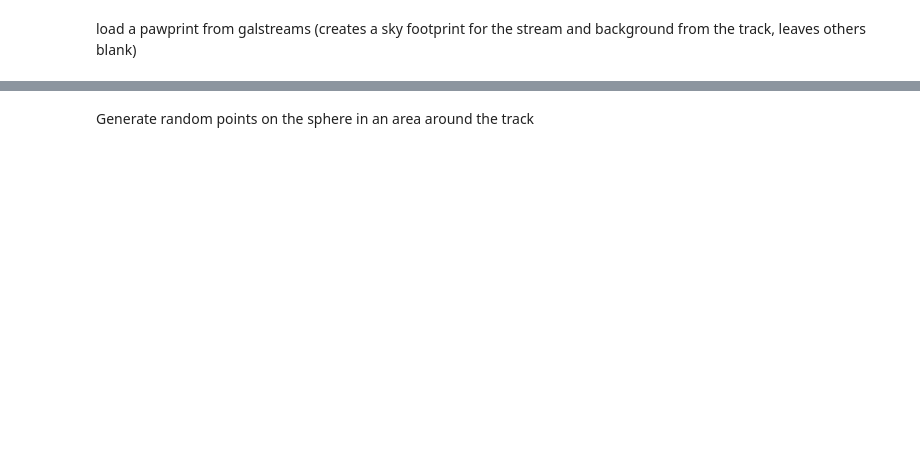
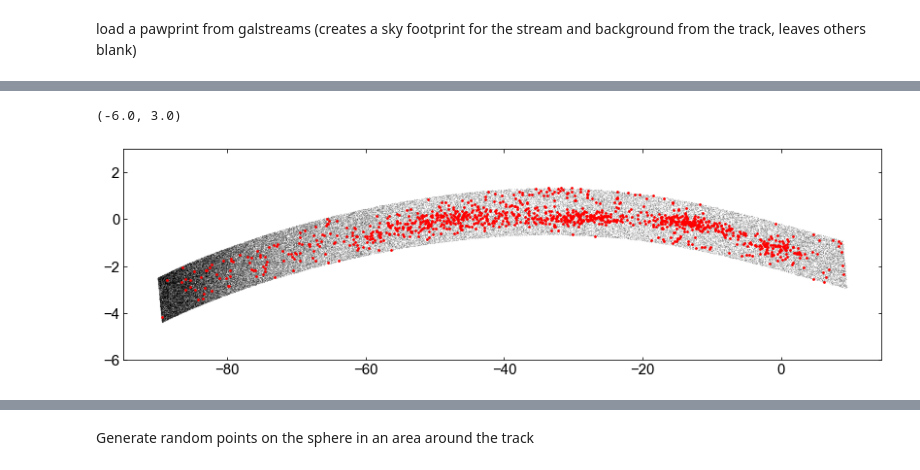
Before and after one commit to stellarstreams/cats, a Jupyter notebook: notebooks/pawprint_demo.ipynb, the cells around one changed output, grey strips where cells are left out. Saved outputs shown, nothing was run; the diff lists cells and outputs as text; code cells hidden in the pictures; blank space fills up the shorter version.

```diff
--- a/notebooks/pawprint_demo.ipynb
+++ b/notebooks/pawprint_demo.ipynb
@@ -16,0 +116,14 @@ p = Pawprint.pawprint_from_galstreams('Jhelum-a','bonaca2019')
+# %%
+import sys
+import importlib
+importlib.reload(sys.modules['cats.cmd.CMD'])
+importlib.reload(sys.modules['cats.pawprint.pawprint'])
+importlib.reload(sys.modules['cats.proper_motions'])
+from cats.pawprint.pawprint import Pawprint, Footprint2D
+from cats.proper_motions import ProperMotionSelection
+import astropy.table as at
+
+fn = "/Users/Tavangar/CATS_workshop/cats/data/joined-GD-1.fits"
+cat = at.Table.read(fn)
+
+pmsel = ProperMotionSelection(cat, pprint, distance=8.3, n_dispersion_phi1=3, n_dispersion_phi2=3, cutoff=0.1)
@@ -16,0 +173,10 @@ p = Pawprint.pawprint_from_galstreams('Jhelum-a','bonaca2019')
+# %%
+plt.figure(figsize=(14, 4))
+plt.scatter(cat[pmsel.CMD_mask & pmsel.spatial_mask_on]['phi1'].value,
+            cat[pmsel.CMD_mask & pmsel.spatial_mask_on]['phi2'].value, c='k', s = 0.001)
+plt.scatter(cat[pmsel.mask]['phi1'].value,
+            cat[pmsel.mask]['phi2'].value, c='r', s = 3)
+plt.ylim(-6, 3)
+# %% [output]
+(-6.0, 3.0)
+[figure, added]
```
Also changed, not shown: parts of 35 cells of this notebook, 3 other files.
